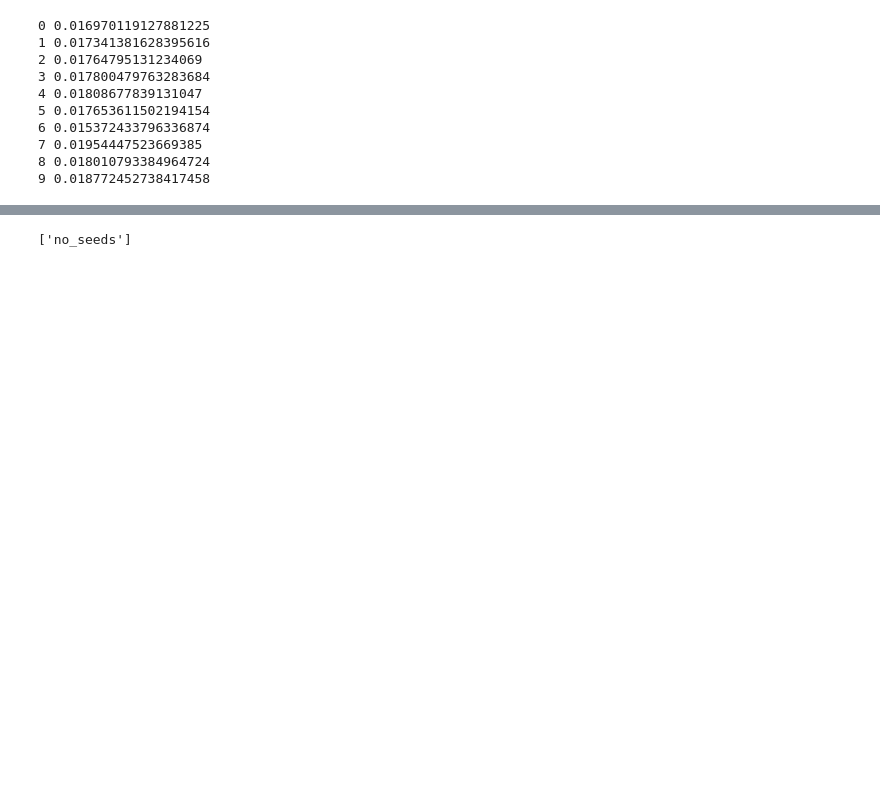
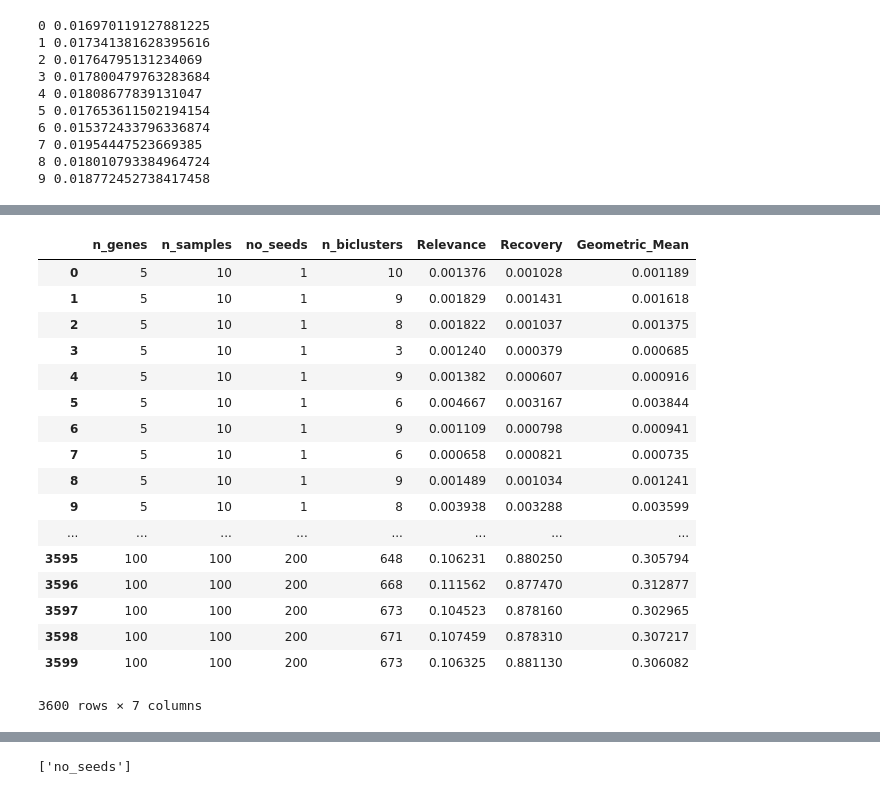
Before and after one commit to ozolotareva/DESMOND, a Jupyter notebook: hyperparameter_tuning/ISA_params.ipynb, the cells around one changed output, grey strips where cells are left out. Saved outputs shown, nothing was run; the diff lists cells and outputs as text; code cells hidden in the pictures; blank space fills up the shorter version.

```diff
--- a/hyperparameter_tuning/ISA_params.ipynb
+++ b/hyperparameter_tuning/ISA_params.ipynb
@@ -87,3 +102,25 @@ Non-zero runs: 2000
+# %%
+results["Geometric_Mean"] = np.sqrt(results["Relevance"]*results["Recovery"])
+results
+# %% [output]
+|  | n_genes | n_samples | no_seeds | n_biclusters | Relevance | Recovery | Geometric_Mean |
+| 0 | 5 | 10 | 1 | 10 | 0.001376 | 0.001028 | 0.001189 |
+| 1 | 5 | 10 | 1 | 9 | 0.001829 | 0.001431 | 0.001618 |
+| 2 | 5 | 10 | 1 | 8 | 0.001822 | 0.001037 | 0.001375 |
+| 3 | 5 | 10 | 1 | 3 | 0.001240 | 0.000379 | 0.000685 |
+| 4 | 5 | 10 | 1 | 9 | 0.001382 | 0.000607 | 0.000916 |
+| 5 | 5 | 10 | 1 | 6 | 0.004667 | 0.003167 | 0.003844 |
+| 6 | 5 | 10 | 1 | 9 | 0.001109 | 0.000798 | 0.000941 |
+| 7 | 5 | 10 | 1 | 6 | 0.000658 | 0.000821 | 0.000735 |
+| 8 | 5 | 10 | 1 | 9 | 0.001489 | 0.001034 | 0.001241 |
+| 9 | 5 | 10 | 1 | 8 | 0.003938 | 0.003288 | 0.003599 |
+| ... | ... | ... | ... | ... | ... | ... | ... |
+| 3595 | 100 | 100 | 200 | 648 | 0.106231 | 0.880250 | 0.305794 |
+| 3596 | 100 | 100 | 200 | 668 | 0.111562 | 0.877470 | 0.312877 |
+| 3597 | 100 | 100 | 200 | 673 | 0.104523 | 0.878160 | 0.302965 |
+| 3598 | 100 | 100 | 200 | 671 | 0.107459 | 0.878310 | 0.307217 |
+| 3599 | 100 | 100 | 200 | 673 | 0.106325 | 0.881130 | 0.306082 |
+3600 rows × 7 columns
 # %%
 parameters
 # %% [output]
```
Also changed, not shown: parts of 6 cells of this notebook, 3 other files.
